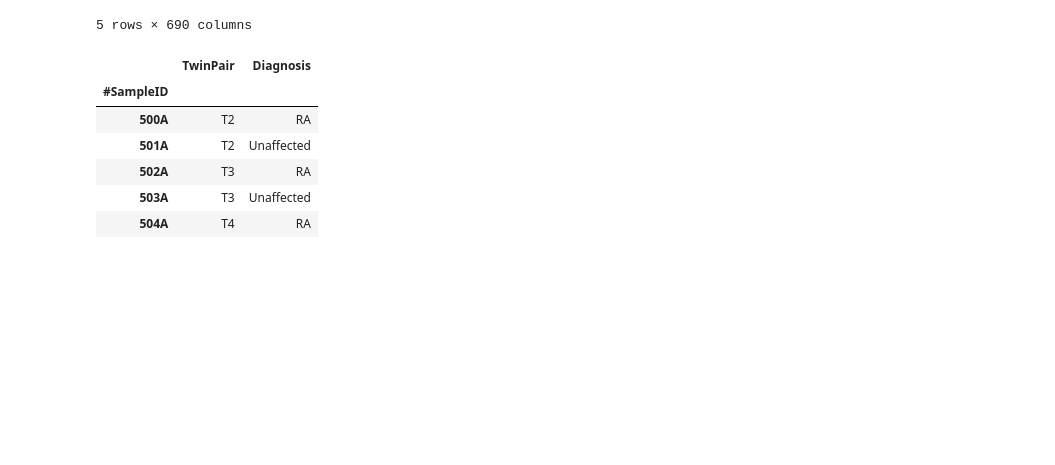
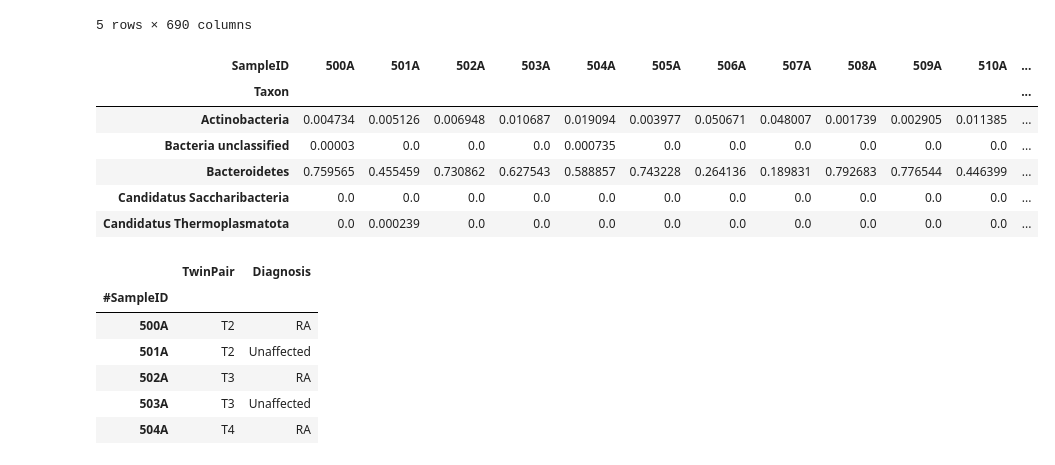
Before and after one commit to kbpi314/twinsra, a Jupyter notebook: code/twinsra_v5.ipynb, the cells around one changed output. Drawn from its saved outputs; the diff is of its cells as text; code cells hidden in the pictures; blank space fills up the shorter version.

```diff
--- a/code/twinsra_v5.ipynb
+++ b/code/twinsra_v5.ipynb
@@ -110,6 +110,77 @@ df_otu.head()
 | 503A | 0.000000 | 0.000000 | 0.00000 | 0.0 | ... |
 | 504A | 0.000000 | 0.000000 | 0.00129 | 0.0 | ... |
 5 rows × 690 columns
+# %%
+# L to otu
+L_to_start_str = {
+    'L2': '.c__', # for phylum you want to split on class
+    'L3': '.o__',
+    'L4': '.f__',
+    'L5': '.g__',
+    'L6': '.s__',
+    'L7': 'NOTHING',
+}
+L_to_end_str = {
+    'L2': '.p__',
+    'L3': '.c__',
+    'L4': '.o__',
+    'L5': '.f__',
+    'L6': '.g__',
+    'L7': '.s__'
+}
+
+df_otu2 = pd.read_csv(path + '/inputs/df_asv.tsv', sep='\t',skiprows=0,index_col=0)#, header=True)
+
+l_to_taxa = {}
+l_to_df = {}
+for l in L_to_start_str:
+
+    # get string to split on
+    ss,es = L_to_start_str[l].replace('.','|').replace('__','  '), L_to_end_str[l].replace('.','|').replace('__','  ')
+
+
+    # get taxa data
+    df = df_otu2.copy() # .loc[keep,:]
+
+    if l != 'L7':
+        df.columns = df.columns.map(lambda x: x.split(ss)[0])
+
+    # normally this should happen AFTER the groupby but there's silly inconsistences
+    # like bacillota === firmicutes but it's not consistent in the mapping
+
+    # split string on ending '|'
+    df.columns = df.columns.map(lambda x: x.split(es)[-1])
+
+    # this collapses taxa and sums up ones with same names
+    df = df.groupby(df.columns, axis=1).sum()
+
+    # taxa_tables.append(df)
+
+    # transpose
+    df = df.T
+
+    # set name of index
+    df.index.name = 'Taxon'
+
+    # check that no dup rows
+    if np.max(df.index.value_counts()) > 1:
+        print('dup row')
+
+    # save output
+    # this is untidy format
+    df.to_csv(path + 'inputs/df_taxa_' + l + '.tsv', sep='\t')
+    l_to_df[l] = df
+
+
+l_to_df['L2'].head()
+# %% [output]
+| SampleID | 500A | 501A | 502A | 503A | 504A | 505A | 506A | 507A | 508A | 509A | 510A | ... |
+| Taxon |  |  |  |  |  |  |  |  |  |  |  | ... |
+| Actinobacteria | 0.004734 | 0.005126 | 0.006948 | 0.010687 | 0.019094 | 0.003977 | 0.050671 | 0.048007 | 0.001739 | 0.002905 | 0.011385 | ... |
+| Bacteria unclassified | 0.00003 | 0.0 | 0.0 | 0.0 | 0.000735 | 0.0 | 0.0 | 0.0 | 0.0 | 0.0 | 0.0 | ... |
+| Bacteroidetes | 0.759565 | 0.455459 | 0.730862 | 0.627543 | 0.588857 | 0.743228 | 0.264136 | 0.189831 | 0.792683 | 0.776544 | 0.446399 | ... |
+| Candidatus Saccharibacteria | 0.0 | 0.0 | 0.0 | 0.0 | 0.0 | 0.0 | 0.0 | 0.0 | 0.0 | 0.0 | 0.0 | ... |
+| Candidatus Thermoplasmatota | 0.0 | 0.000239 | 0.0 | 0.0 | 0.0 | 0.0 | 0.0 | 0.0 | 0.0 | 0.0 | 0.0 | ... |
 # %%
 # grab mapping file, partition samples and controls
 df_map = pd.read_csv(path + 'inputs/qiime_mapping_file_noctrl_no182183_no516517_ensemble.tsv', sep='\t', index_col=0)
```
Also changed, not shown: parts of 13 cells of this notebook, 7 other files.
